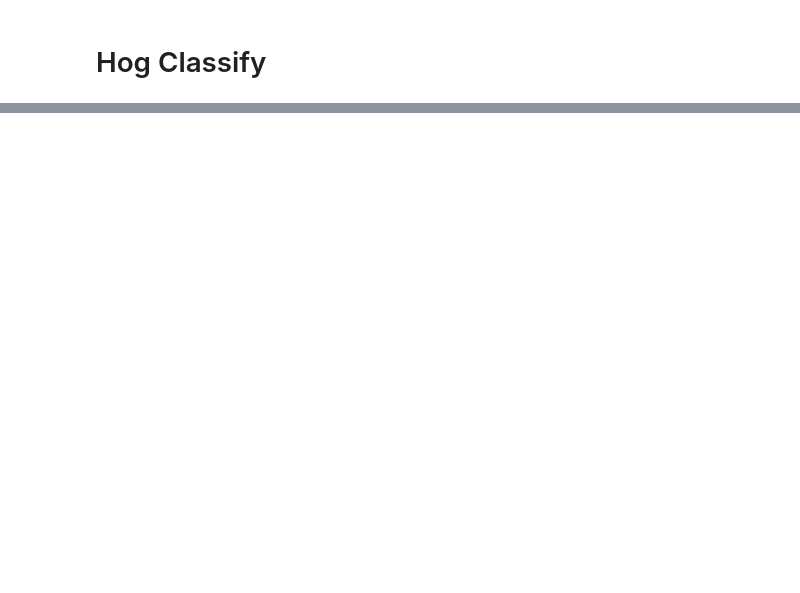
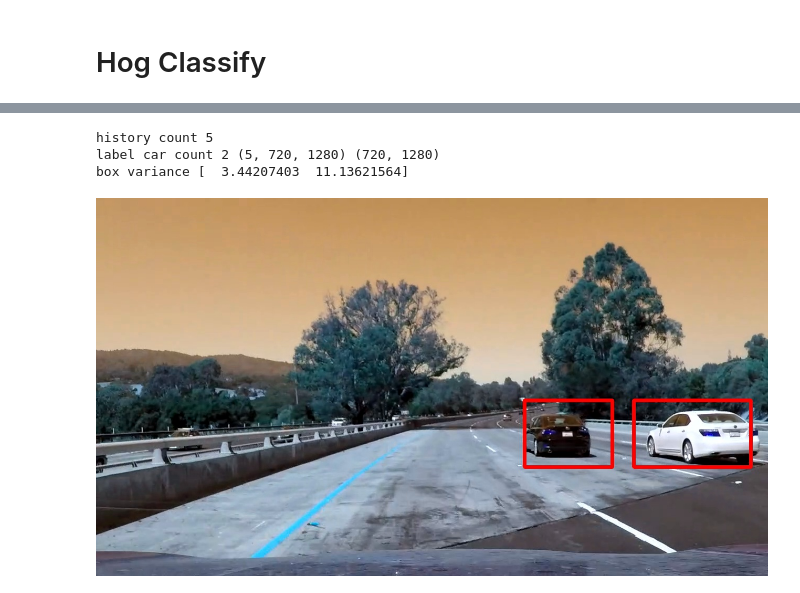
Before and after one commit to hortovanyi/udacity-vehicle-detection-project, a Jupyter notebook: Vehicle Detection Project.ipynb, the cells around one changed output, grey strips where cells are left out. Cells and saved outputs as stored; diff of their text form; code cells hidden in the pictures; blank space fills up the shorter version.

```diff
--- a/Vehicle Detection Project.ipynb
+++ b/Vehicle Detection Project.ipynb
@@ -279,3 +272,67 @@ def hot_windows_test(images=fixed(vimages), i:(0,len(vimages)-1)=0):
+# %%
+from matplotlib import cm
+from scipy import ndimage
+
+loop = asyncio.new_event_loop()
+asyncio.set_event_loop(loop)
+
+vehicle_detection = VehicleDetection(search_params,timages[0].shape[0], timages[0].shape[1], loop)
+
+@interact
+def hot_windows_test(images=fixed(vimages), i:(0,len(vimages)-1)=0):
+
+#     vehicle_detection = VehicleDetection(search_params,images[i].shape[0], images[i].shape[1], loop)
+    vehicle_detection.image = images[i]
+
+    heatmap = vehicle_detection.heatmap
+    heatmap_history = vehicle_detection.heatmap_history
+    labels=vehicle_detection.labels
+    print("history count", vehicle_detection.heatmap_history_count)
+    print("label car count", labels[1], labels[0].shape, labels[0][0].shape)
+    print("box variance", vehicle_detection.box_variance)
+    for car_number in range(1, labels[1] + 1):
+            # Find pixels with each car_number label value
+            nonzero = (labels[0] == car_number).nonzero()
+            #print(car_number)
+            nonzeroz = np.array(nonzero[0])
+            nonzeroy = np.array(nonzero[1])
+            nonzerox = np.array(nonzero[2])
+            #print(nonzeroy, nonzerox, nonzeroz)
+
+
+#     nplots=vehicle_detection.heatmap_history_count
+#     fig = plt.figure(figsize=(5,vehicle_detection.heatmap_history_count*2))
+#     for i in range(0,vehicle_detection.heatmap_history_count):
+#         plt.subplot(nplots, 1, i+1)
+#         plt.imshow(heatmap_history[i],cmap='inferno')
+#         plt.xticks([]), plt.yticks([])
+#     fig.tight_layout()
+
+
+#     fig = plt.figure(figsize=(12,10))
+#     plt.subplot(131)
+
+#     print(labels[1], 'cars found')
+#     plt.imshow(labels[0][0], cmap='gray')
+#     plt.subplot(132)
+#     plt.imshow(heatmap)
+
+#     f, ax = plt.subplots(133,figsize=(6, 6))
+#     nonzero = (labels[0] > 0).nonzero()
+#     nonzeroz = np.array(nonzero[0])
+#     nonzeroy = np.array(nonzero[1])
+#     nonzerox = np.array(nonzero[2])
+
+#     ax = Axes3D(f)
+#     ax.scatter(nonzerox,nonzeroy,nonzeroz)
+    #return arr2img(labels[0])
+
+    return arr2img(vehicle_detection.result)
+# %% [output]
+history count 5
+label car count 2 (5, 720, 1280) (720, 1280)
+box variance [  3.44207403  11.13621564]
+[figure, added]
 # %%
 loop = asyncio.new_event_loop()
 asyncio.set_event_loop(loop)
```
Also changed, not shown: parts of 15 cells of this notebook, 7 other files.
